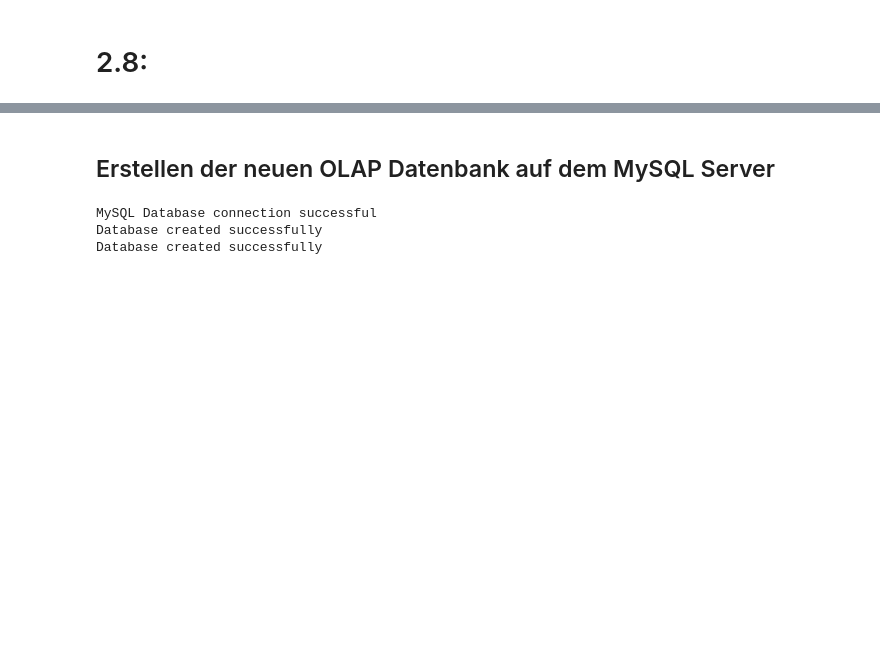
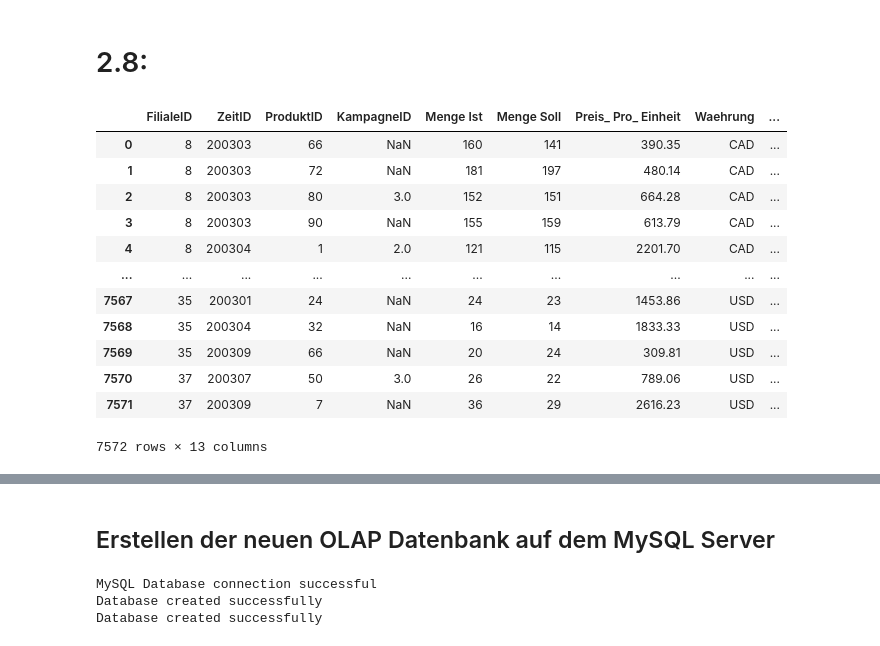
Before and after one commit to Kaetherine/BI-Uebungsblaetter, a Jupyter notebook: Uebungsblatt_1/BI22_Uebungsblatt_LE1.ipynb, the cells around one changed output, grey strips where cells are left out. Drawn from its saved outputs; the diff is of its cells as text; code cells hidden in the pictures; blank space fills up the shorter version.

```diff
--- a/Uebungsblatt_1/BI22_Uebungsblatt_LE1.ipynb
+++ b/Uebungsblatt_1/BI22_Uebungsblatt_LE1.ipynb
@@ -601,21 +672,52 @@ df_Faktentabelle_Marketing_Vertrieb.head()
 # %%
 """
 ############################################################
 Wir müssen weitere Spalten in die Faktentabelle aufnehmen ##
 Folgende Spalten sind zu berechnen:                       ##
 ############################################################
 Umsatz Ist = Menge Ist * Preis_ Pro_ Einheit
 Umsatz Soll = Menge Soll * Preis_ Pro_ Einheit
 Herstellkosten = Menge Ist * Herstellkosten je Einheit in EUR
 Gewinn = Umsatz Ist - Herstellkosten
 
 """
-df_Faktentabelle_Marketing_Vertrieb["Umsatz Ist"] = # INSERT CODE HERE
-df_Faktentabelle_Marketing_Vertrieb["Umsatz Soll"] = # INSERT CODE HERE
-df_Faktentabelle_Marketing_Vertrieb["Herstellkosten"] = # INSERT CODE HERE
-df_Faktentabelle_Marketing_Vertrieb["Gewinn"] = # INSERT CODE HERE
+def berechne_column(df, column1, column2, subtraction=False):
+    if subtraction:
+        result_column = df[column1] - df[column2]
+        return result_column
+    result_column = df[column1] * df[column2]
+    return result_column
+
+
+df_Faktentabelle_Marketing_Vertrieb["Umsatz_Ist"] = berechne_column(
+    df_Faktentabelle_Marketing_Vertrieb, 'Menge Ist','Preis_ Pro_ Einheit'
+    )
+df_Faktentabelle_Marketing_Vertrieb["Umsatz_Soll"] = berechne_column(
+    df_Faktentabelle_Marketing_Vertrieb, 'Menge Soll','Preis_ Pro_ Einheit'
+    )
+df_Faktentabelle_Marketing_Vertrieb["Herstellkosten"] = berechne_column(
+    df_Faktentabelle_Marketing_Vertrieb, 'Menge Ist','Herstellkosten je Einheit in EUR'
+    )
+df_Faktentabelle_Marketing_Vertrieb["Gewinn"] = berechne_column(
+    df_Faktentabelle_Marketing_Vertrieb,'Umsatz_Ist','Herstellkosten', subtraction=True
+    )
 
 df_Faktentabelle_Marketing_Vertrieb.drop(["Herstellkosten je Einheit in EUR"], axis=1, inplace=True)
+df_Faktentabelle_Marketing_Vertrieb
+# %% [output]
+|  | FilialeID | ZeitID | ProduktID | KampagneID | Menge Ist | Menge Soll | Preis_ Pro_ Einheit | Waehrung | ... |
+| 0 | 8 | 200303 | 66 | NaN | 160 | 141 | 390.35 | CAD | ... |
+| 1 | 8 | 200303 | 72 | NaN | 181 | 197 | 480.14 | CAD | ... |
+| 2 | 8 | 200303 | 80 | 3.0 | 152 | 151 | 664.28 | CAD | ... |
+| 3 | 8 | 200303 | 90 | NaN | 155 | 159 | 613.79 | CAD | ... |
+| 4 | 8 | 200304 | 1 | 2.0 | 121 | 115 | 2201.70 | CAD | ... |
+| ... | ... | ... | ... | ... | ... | ... | ... | ... | ... |
+| 7567 | 35 | 200301 | 24 | NaN | 24 | 23 | 1453.86 | USD | ... |
+| 7568 | 35 | 200304 | 32 | NaN | 16 | 14 | 1833.33 | USD | ... |
+| 7569 | 35 | 200309 | 66 | NaN | 20 | 24 | 309.81 | USD | ... |
+| 7570 | 37 | 200307 | 50 | 3.0 | 26 | 22 | 789.06 | USD | ... |
+| 7571 | 37 | 200309 | 7 | NaN | 36 | 29 | 2616.23 | USD | ... |
+7572 rows × 13 columns
 # %%
 df_Faktentabelle_Marketing_Vertrieb.index.name = 'ID'
 df_Faktentabelle_Marketing_Vertrieb.head()
```
Also changed, not shown: parts of 27 cells of this notebook.
